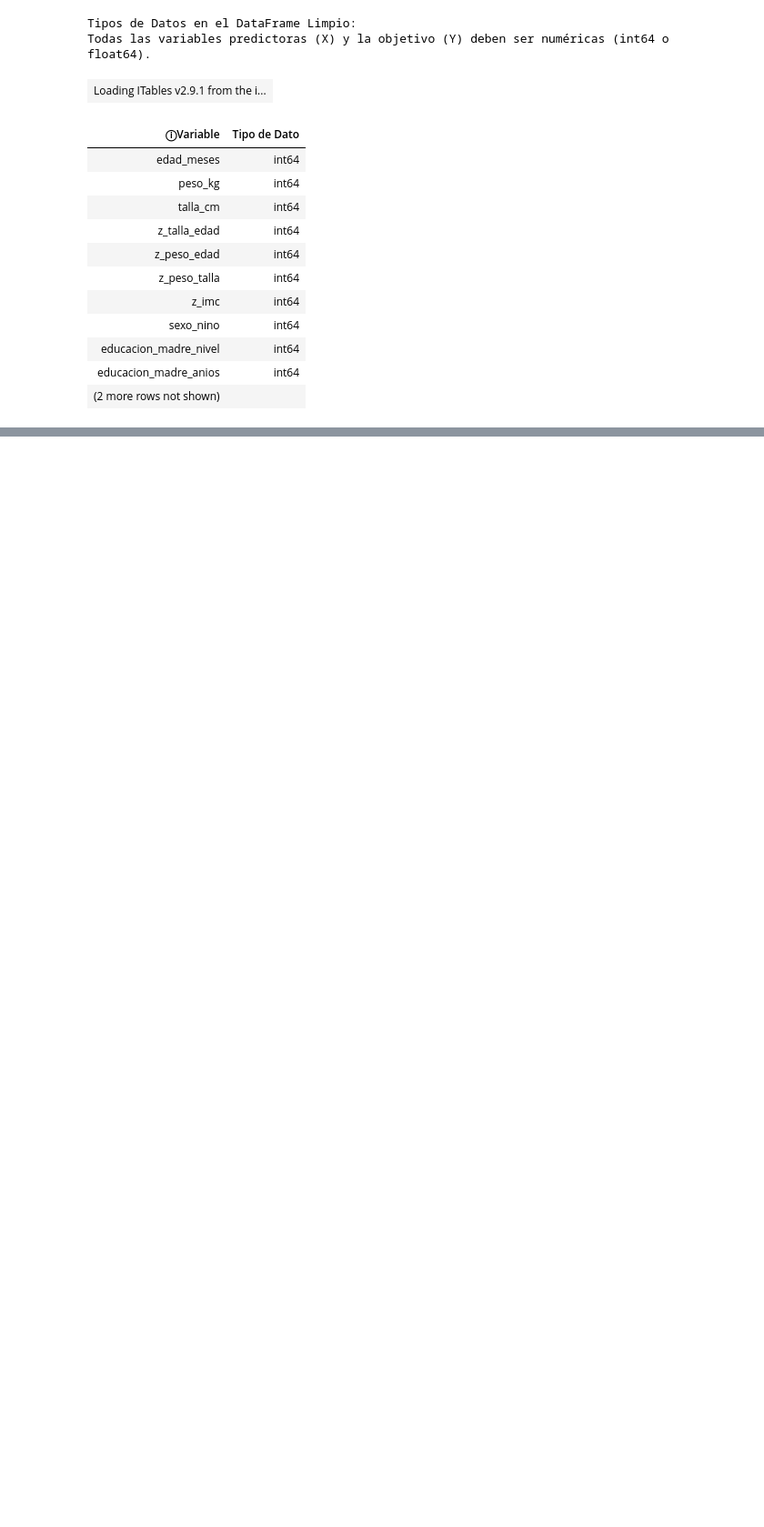
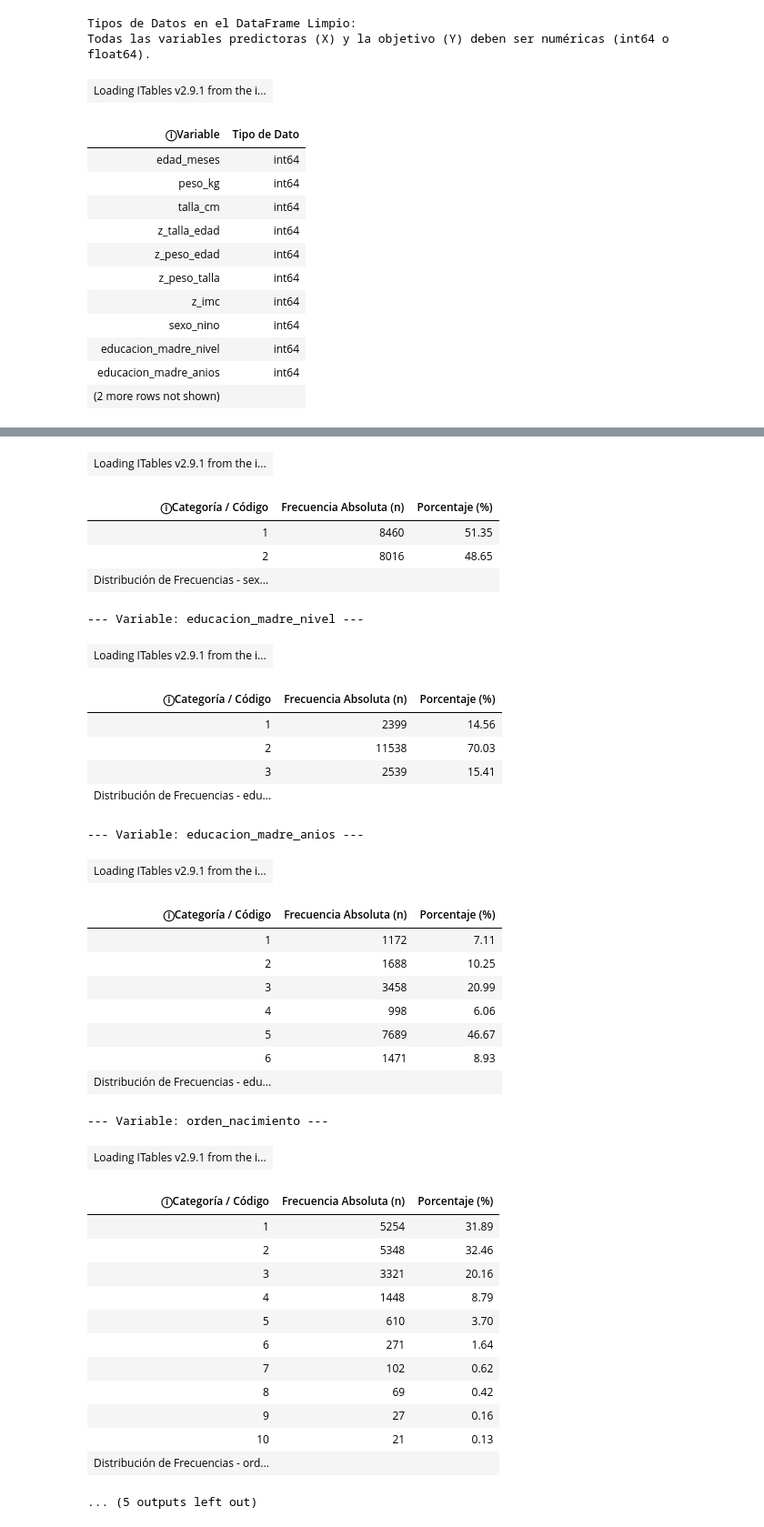
Before and after one commit to Biasphy/AnemiaLDA, a Jupyter notebook: Notebooks/main.ipynb, the cells around one changed output, grey strips where cells are left out. Shown at 91% size. Drawn from its saved outputs; the diff is of its cells as text; code cells hidden in the pictures; blank space fills up the shorter version.

```diff
--- a/Notebooks/main.ipynb
+++ b/Notebooks/main.ipynb
@@ -699,0 +740,41 @@ Todas las variables predictoras (X) y la objetivo (Y) deben ser numéricas (int6
+# %%
+# Definición explícita de las 5 variables categóricas o discretas restantes
+vars_categoricas = [
+    'sexo_nino', 'educacion_madre_nivel',
+    'educacion_madre_anios', 'orden_nacimiento', 'nivel_anemia'
+]
+
+vars_cat_disp = [col for col in vars_categoricas if col in df_clean.columns]
+
+if vars_cat_disp:
+    print(f"📊 Generando tablas de frecuencia para las {len(vars_cat_disp)} variables categóricas/discretas:")
+
+    for col in vars_cat_disp:
+        freq_abs = df_clean[col].value_counts(dropna=False)
+        freq_rel = df_clean[col].value_counts(normalize=True, dropna=False) * 100
+
+        df_freq = pd.DataFrame({
+            'Categoría / Código': freq_abs.index,
+            'Frecuencia Absoluta (n)': freq_abs.values,
+            'Porcentaje (%)': freq_rel.round(2).values
+        })
+
+        # Ordenar por categoría para mayor claridad visual
+        df_freq = df_freq.sort_values(by='Categoría / Código').reset_index(drop=True)
+
+        print(f"\n--- Variable: {col} ---")
+        show(df_freq, caption=f"Distribución de Frecuencias - {col}", scrollY="200px")
+
+    # Gráfico de barras resumen para el nivel de anemia (variable dependiente clave)
+    if 'nivel_anemia' in df_clean.columns:
+        plt.figure(figsize=(8, 4))
+        sns.countplot(data=df_clean, x='nivel_anemia', palette='Blues_r')
+        plt.title('Distribución de la Población según Nivel de Anemia', fontsize=12, fontweight='bold')
+        plt.xlabel('Nivel de Anemia', fontsize=10)
+        plt.ylabel('Cantidad de Casos (n)', fontsize=10)
+        plt.grid(axis='y', linestyle='--', alpha=0.5)
+        plt.tight_layout()
+        plt.show()
+else:
+    print("⚠️ No se encontraron las variables categóricas especificadas en df_clean.")
+# %% [output]
@@ -699,0 +784,37 @@ Todas las variables predictoras (X) y la objetivo (Y) deben ser numéricas (int6
+| Loading ITables v2.9.1 from the i... |
+| ⓘCategoría / Código | Frecuencia Absoluta (n) | Porcentaje (%) |
+| 1 | 8460 | 51.35 |
+| 2 | 8016 | 48.65 |
+| Distribución de Frecuencias - sex... |  |  |
+--- Variable: educacion_madre_nivel ---
+| Loading ITables v2.9.1 from the i... |
+| ⓘCategoría / Código | Frecuencia Absoluta (n) | Porcentaje (%) |
+| 1 | 2399 | 14.56 |
+| 2 | 11538 | 70.03 |
+| 3 | 2539 | 15.41 |
+| Distribución de Frecuencias - edu... |  |  |
+--- Variable: educacion_madre_anios ---
+| Loading ITables v2.9.1 from the i... |
+| ⓘCategoría / Código | Frecuencia Absoluta (n) | Porcentaje (%) |
+| 1 | 1172 | 7.11 |
+| 2 | 1688 | 10.25 |
+| 3 | 3458 | 20.99 |
+| 4 | 998 | 6.06 |
+| 5 | 7689 | 46.67 |
+| 6 | 1471 | 8.93 |
+| Distribución de Frecuencias - edu... |  |  |
+--- Variable: orden_nacimiento ---
+| Loading ITables v2.9.1 from the i... |
+| ⓘCategoría / Código | Frecuencia Absoluta (n) | Porcentaje (%) |
+| 1 | 5254 | 31.89 |
+| 2 | 5348 | 32.46 |
+| 3 | 3321 | 20.16 |
+| 4 | 1448 | 8.79 |
+| 5 | 610 | 3.70 |
+| 6 | 271 | 1.64 |
+| 7 | 102 | 0.62 |
+| 8 | 69 | 0.42 |
+| 9 | 27 | 0.16 |
+| 10 | 21 | 0.13 |
+| Distribución de Frecuencias - ord... |  |  |
+... (5 outputs left out)
```
Also changed, not shown: parts of 10 cells of this notebook.
